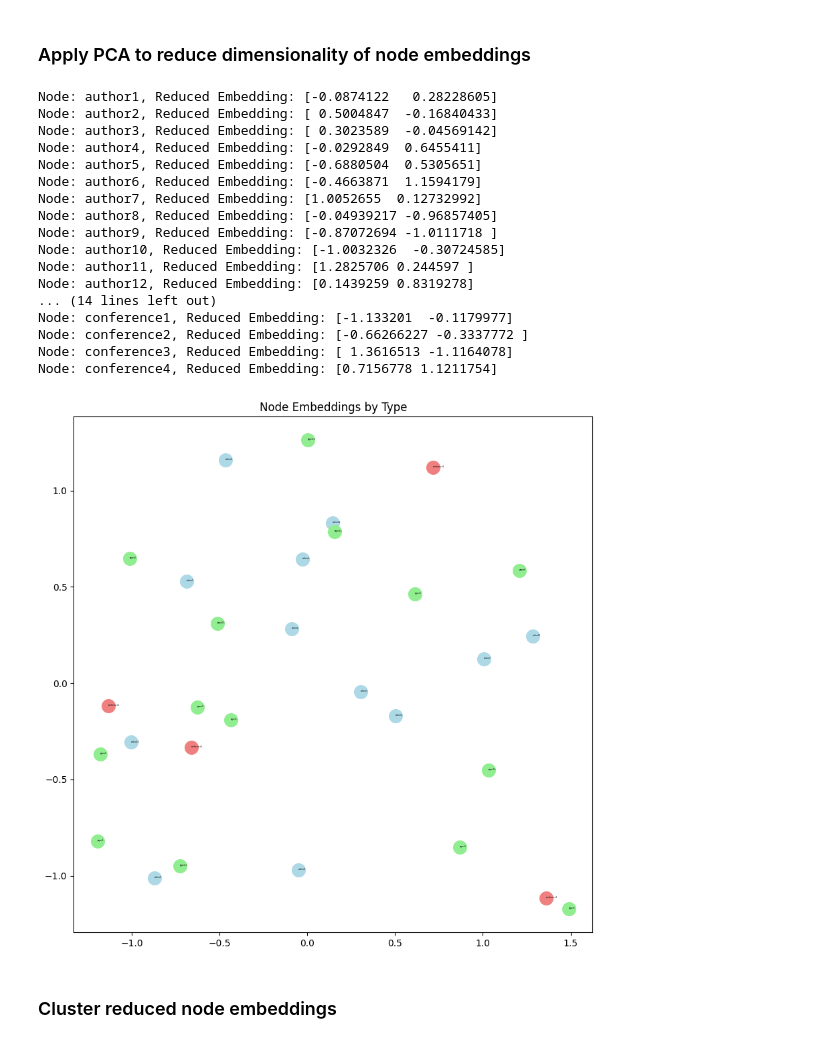
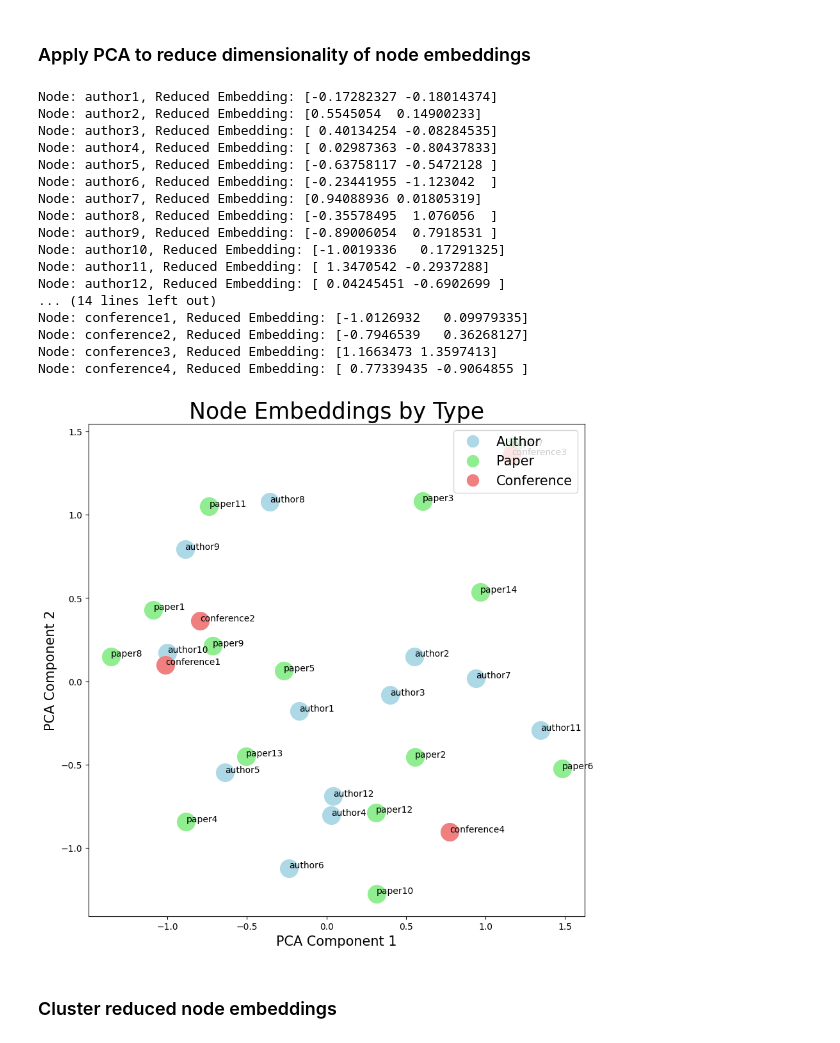
Before and after one commit to RahinAshraf/Unsupervised-Heterogenous-Pruning, a Jupyter notebook: PRJ_Code/Node2Vec_30_node_graph.ipynb, the cells around one changed output. Cells and saved outputs as stored; diff of their text form; code cells hidden in the pictures.

```diff
--- a/PRJ_Code/Node2Vec_30_node_graph.ipynb
+++ b/PRJ_Code/Node2Vec_30_node_graph.ipynb
@@ -128,43 +142,54 @@ Node: author1, Embedding: [ 1.24813125e-01 -3.50998074e-01  3.62891972e-01  4.62
 # %%
 # Optional: Reduce dimensionality of embeddings for visualization
 pca = PCA(n_components=2)
 reduced_embeddings = pca.fit_transform(embeddings)
 
 # Print reduced embeddings
 for node, embedding in zip(G.nodes(), reduced_embeddings):
     print(f"Node: {node}, Reduced Embedding: {embedding}")
 
 # Define colors for each node type
-color_map = {'author': 'lightblue', 'paper': 'lightgreen', 'conference' : 'lightcoral' }
+color_map = {'author': 'lightblue', 'paper': 'lightgreen', 'conference': 'lightcoral'}
 node_colors = [color_map[G.nodes[node]['type']] for node in G.nodes()]
 
 # Plot the reduced embeddings with larger points
 plt.figure(figsize=(10, 10))
 for i, node in enumerate(G.nodes()):
-    plt.scatter(reduced_embeddings[i, 0], reduced_embeddings[i, 1], color=node_colors[i], s=200)  # Adjust the value of `s` to change the size
-    plt.annotate(node, (reduced_embeddings[i, 0], reduced_embeddings[i, 1]), fontsize=2)
+    plt.scatter(reduced_embeddings[i, 0], reduced_embeddings[i, 1], color=node_colors[i], s=400)  # Adjust the value of `s` to change the size
+    plt.annotate(node, (reduced_embeddings[i, 0], reduced_embeddings[i, 1]), fontsize=10)
 
-plt.title("Node Embeddings by Type")
+# Create custom legend
+legend_elements = [
+    plt.Line2D([0], [0], marker='o', color='w', markerfacecolor='lightblue', markersize=15, label='Author'),
+    plt.Line2D([0], [0], marker='o', color='w', markerfacecolor='lightgreen', markersize=15, label='Paper'),
+    plt.Line2D([0], [0], marker='o', color='w', markerfacecolor='lightcoral', markersize=15, label='Conference')
+]
+
+plt.legend(handles=legend_elements, loc='upper right', fontsize=15)
+
+plt.title("Node Embeddings by Type", fontsize=25)
+plt.xlabel("PCA Component 1", fontsize=15)
+plt.ylabel("PCA Component 2", fontsize=15)
 plt.show()
 # %% [output]
-Node: author1, Reduced Embedding: [-0.0874122   0.28228605]
-Node: author2, Reduced Embedding: [ 0.5004847  -0.16840433]
-Node: author3, Reduced Embedding: [ 0.3023589  -0.04569142]
-Node: author4, Reduced Embedding: [-0.0292849  0.6455411]
-Node: author5, Reduced Embedding: [-0.6880504  0.5305651]
-Node: author6, Reduced Embedding: [-0.4663871  1.1594179]
-Node: author7, Reduced Embedding: [1.0052655  0.12732992]
-Node: author8, Reduced Embedding: [-0.04939217 -0.96857405]
-Node: author9, Reduced Embedding: [-0.87072694 -1.0111718 ]
-Node: author10, Reduced Embedding: [-1.0032326  -0.30724585]
-Node: author11, Reduced Embedding: [1.2825706 0.244597 ]
-Node: author12, Reduced Embedding: [0.1439259 0.8319278]
+Node: author1, Reduced Embedding: [-0.17282327 -0.18014374]
+Node: author2, Reduced Embedding: [0.5545054  0.14900233]
+Node: author3, Reduced Embedding: [ 0.40134254 -0.08284535]
+Node: author4, Reduced Embedding: [ 0.02987363 -0.80437833]
+Node: author5, Reduced Embedding: [-0.63758117 -0.5472128 ]
+Node: author6, Reduced Embedding: [-0.23441955 -1.123042  ]
+Node: author7, Reduced Embedding: [0.94088936 0.01805319]
+Node: author8, Reduced Embedding: [-0.35578495  1.076056  ]
+Node: author9, Reduced Embedding: [-0.89006054  0.7918531 ]
+Node: author10, Reduced Embedding: [-1.0019336   0.17291325]
+Node: author11, Reduced Embedding: [ 1.3470542 -0.2937288]
+Node: author12, Reduced Embedding: [ 0.04245451 -0.6902699 ]
 ... (14 lines left out)
-Node: conference1, Reduced Embedding: [-1.133201  -0.1179977]
-Node: conference2, Reduced Embedding: [-0.66266227 -0.3337772 ]
-Node: conference3, Reduced Embedding: [ 1.3616513 -1.1164078]
-Node: conference4, Reduced Embedding: [0.7156778 1.1211754]
+Node: conference1, Reduced Embedding: [-1.0126932   0.09979335]
+Node: conference2, Reduced Embedding: [-0.7946539   0.36268127]
+Node: conference3, Reduced Embedding: [1.1663473 1.3597413]
+Node: conference4, Reduced Embedding: [ 0.77339435 -0.9064855 ]
-[figure, old version]
+[figure, new version]
 # %% [markdown]
 ### Cluster reduced node embeddings
 # %%
```
Also changed, not shown: parts of 9 cells of this notebook, 31 other files.
